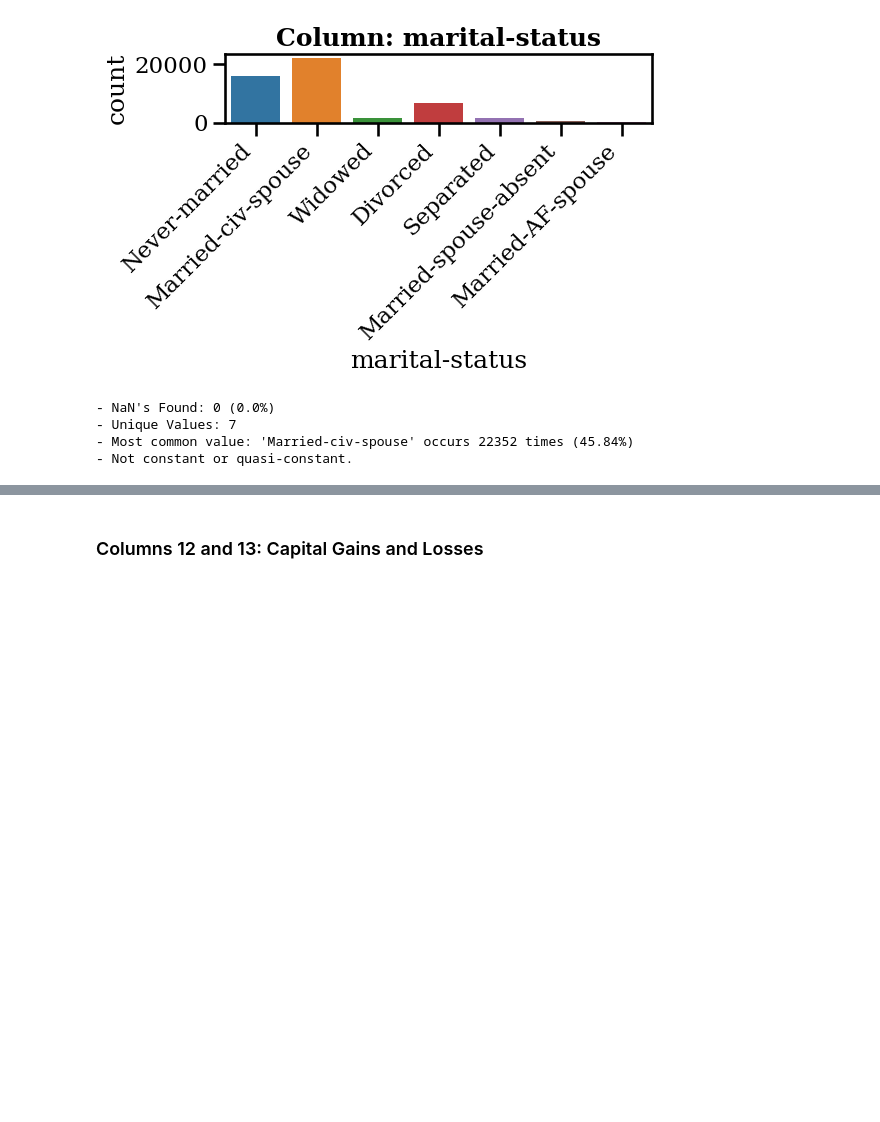
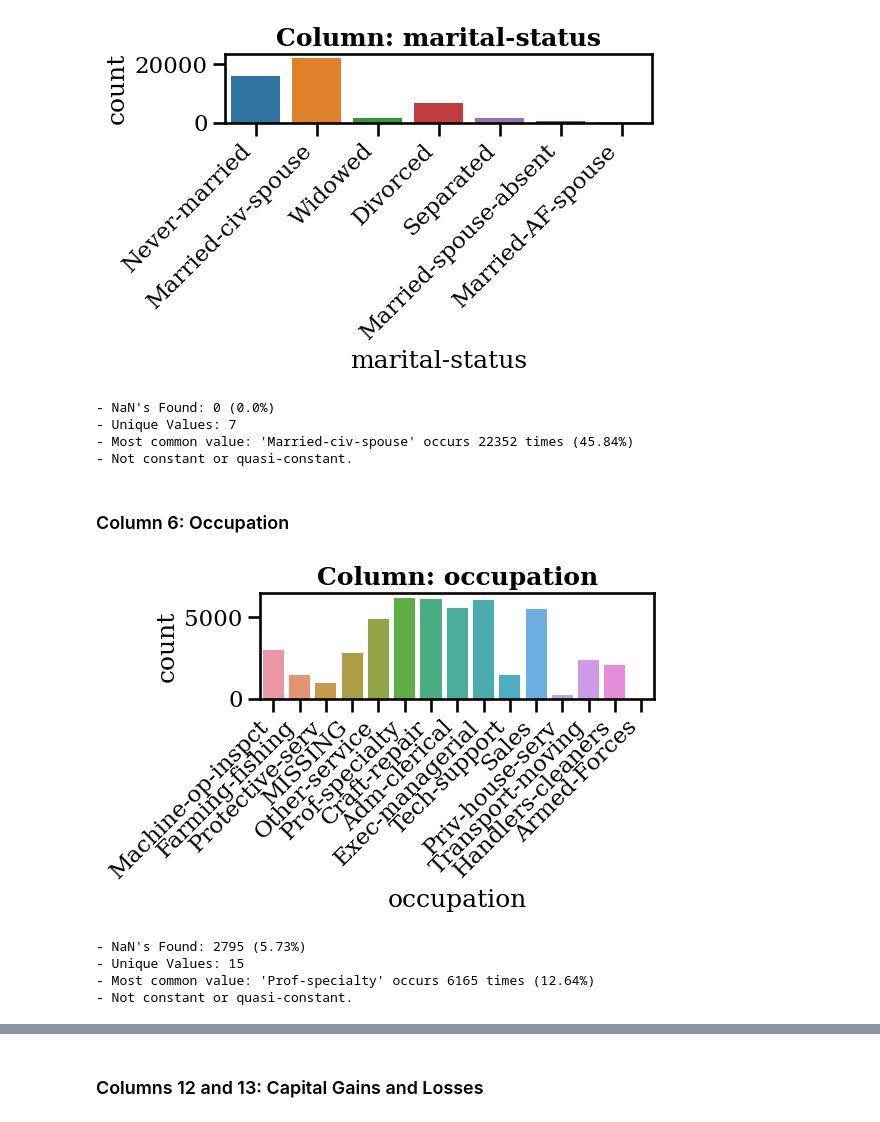
Before and after one commit to Elispreng/Census_1990, a Jupyter notebook: Visuals and Data Exploration.ipynb, the cells around one changed output, grey strips where cells are left out. Saved outputs shown, nothing was run; the diff lists cells and outputs as text; code cells hidden in the pictures; blank space fills up the shorter version.

```diff
--- a/Visuals and Data Exploration.ipynb
+++ b/Visuals and Data Exploration.ipynb
@@ -394,3 +396,14 @@ explore_categorical(df, 'marital-status');
 - Unique Values: 7
 - Most common value: 'Married-civ-spouse' occurs 22352 times (45.84%)
 - Not constant or quasi-constant.
+# %% [markdown]
+### Column 6: Occupation
+# %%
+#explore categorical  values for item type
+explore_categorical(df, 'occupation');
+# %% [output]
+[figure, added]
+- NaN's Found: 2795 (5.73%)
+- Unique Values: 15
+- Most common value: 'Prof-specialty' occurs 6165 times (12.64%)
+- Not constant or quasi-constant.
```
Also changed, not shown: parts of 5 cells of this notebook.
